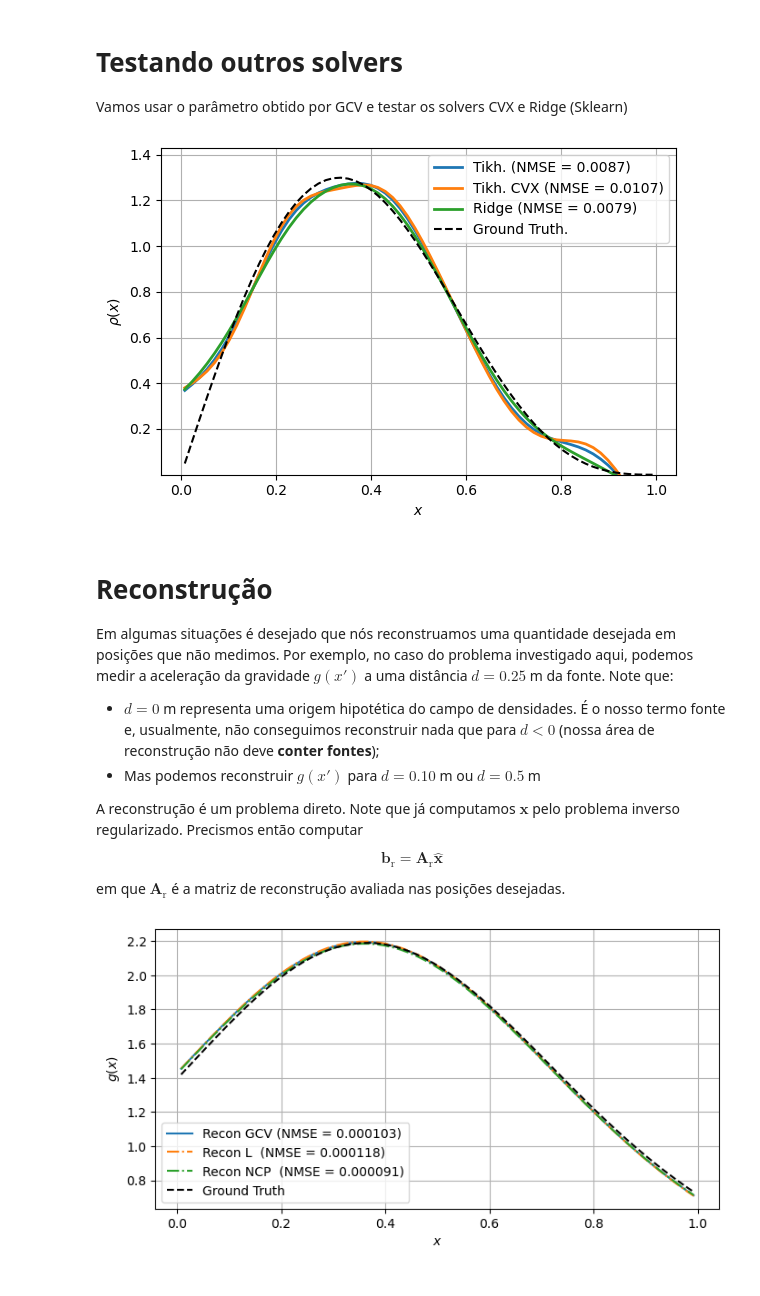
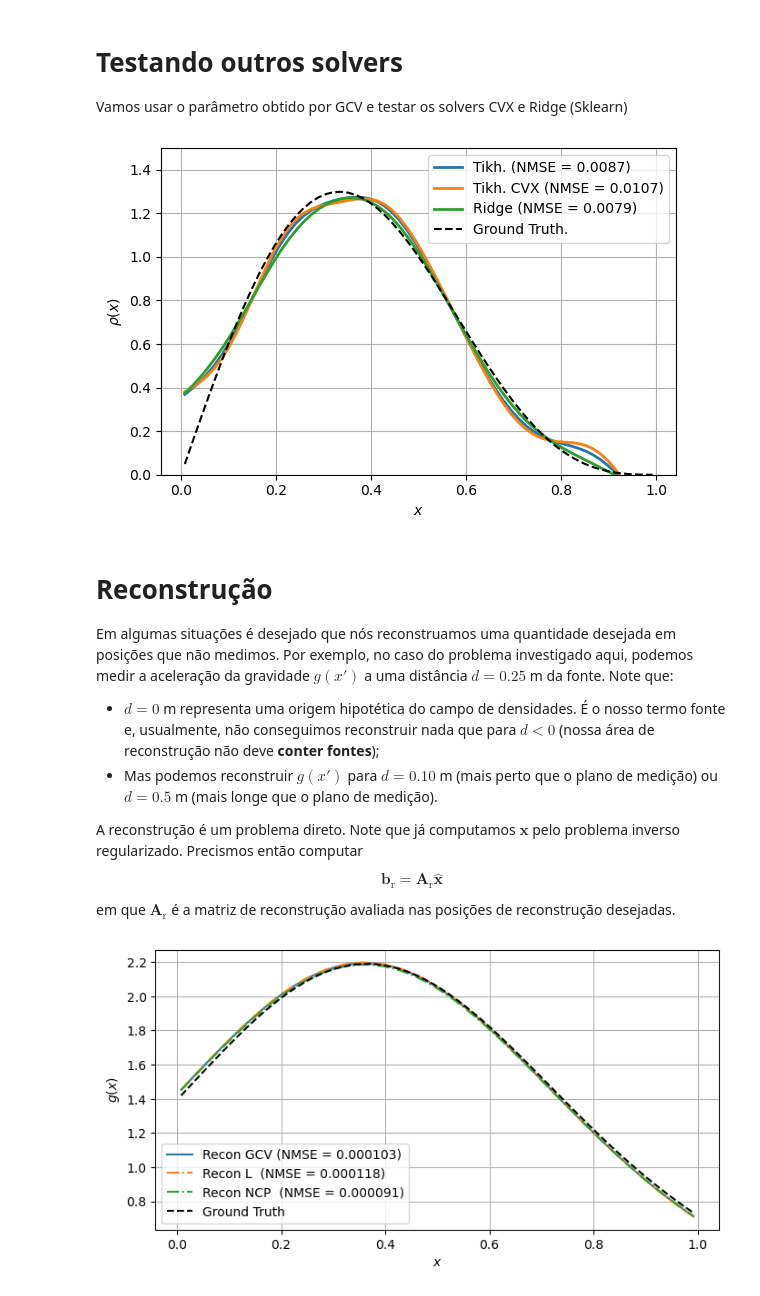
Before and after one commit to eric-brandao/inverse_problems_teach, a Jupyter notebook: 4_Parametro_de_regularizacao/A escolha do parâmetro de regularização.ipynb, the cells around one changed output. Saved outputs shown, nothing was run; the diff lists cells and outputs as text; code cells hidden in the pictures.

```diff
--- a/4_Parametro_de_regularizacao/A escolha do parâmetro de regularização.ipynb
+++ b/4_Parametro_de_regularizacao/A escolha do parâmetro de regularização.ipynb
@@ -676,40 +801,41 @@ Vamos usar o parâmetro obtido por GCV e testar os solvers CVX e Ridge (Sklearn)
 # %%
 # CVX
 x_gcv_cvx = lc.cvx_tikhonov(A, gxln, lam_gcv, l_norm = 2)
 nmse_cvx = lc.nmse(x_gcv_cvx, rhox)
 
 # Ridge
 regressor = sklearn.linear_model.Ridge(alpha=lam_gcv, fit_intercept = False, solver = 'svd')
 x_gcv_ridge = regressor.fit(A, gxln).coef_
 nmse_ridge = lc.nmse(x_gcv_ridge, rhox)
 
 plt.figure(figsize = (6,4))
 plt.plot(x, x_gcv, linewidth = 2, label = r'Tikh. (NMSE = {0:.4f})'.format(nmse_gcv))
 plt.plot(x, x_gcv_cvx, linewidth = 2, label = r'Tikh. CVX (NMSE = {0:.4f})'.format(nmse_cvx))
 plt.plot(x, x_gcv_ridge, linewidth = 2, label = r'Ridge (NMSE = {0:.4f})'.format(nmse_ridge))
 plt.plot(x, rhox, '--k', label = 'Ground Truth.')
 plt.ylim((0.5*np.amin(rhox),1.1*np.amax(rhox)));
 plt.grid()
 plt.legend()
+plt.ylim((0, 1.5))
 plt.xlabel(r'$x$')
 plt.ylabel(r'$\rho(x)$')
 plt.tight_layout()
 # %% [output]
-[figure, old version]
+[figure, new version]
 # %% [markdown]
 # Reconstrução
 
 Em algumas situações é desejado que nós reconstruamos uma quantidade desejada em posições que não medimos. Por exemplo, no caso do problema investigado aqui, podemos medir a aceleração da gravidade $g(x')$ a uma distância $d = 0.25$ m da fonte. Note que:
 
 - $d = 0$ m representa uma origem hipotética do campo de densidades. É o nosso termo fonte e, usualmente, não conseguimos reconstruir nada que para $d<0$ (nossa área de reconstrução não deve **conter fontes**);
-- Mas podemos reconstruir $g(x')$ para $d = 0.10$ m ou  $d = 0.5$ m
+- Mas podemos reconstruir $g(x')$ para $d = 0.10$ m (mais perto que o plano de medição) ou  $d = 0.5$ m (mais longe que o plano de medição).
 
 A reconstrução é um problema direto. Note que já computamos $\textbf{x}$ pelo problema inverso regularizado. Precismos então computar
 
 \begin{equation}
 \textbf{b}_{\text{r}} = \textbf{A}_{\text{r}} \hat{\textbf{x}}
 \end{equation}
-em que $\textbf{A}_{\text{r}}$ é a matriz de reconstrução avaliada nas posições desejadas.
+em que $\textbf{A}_{\text{r}}$ é a matriz de reconstrução avaliada nas posições de reconstrução desejadas.
 # %%
 # distancia desejada
 dr = 0.5
```
Also changed, not shown: parts of 27 cells of this notebook.
